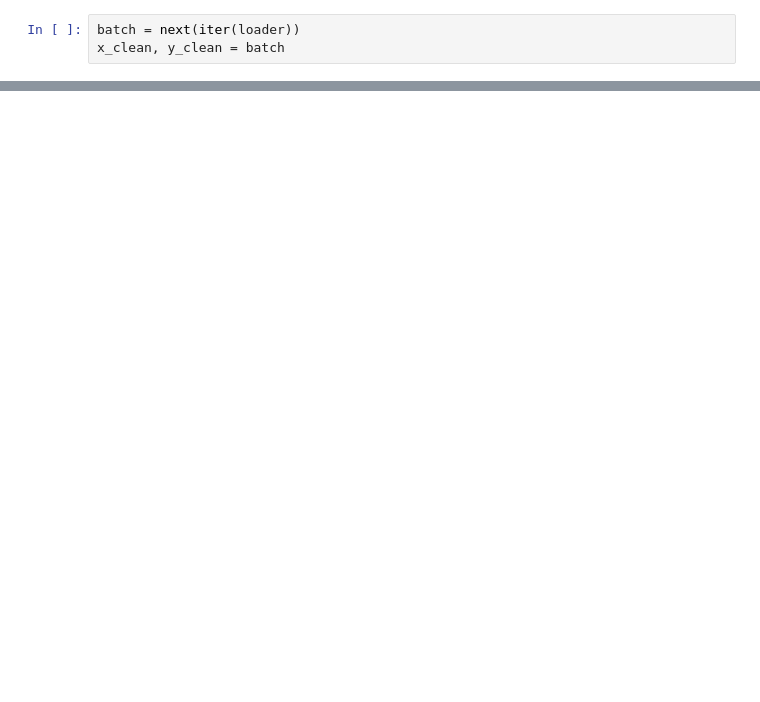
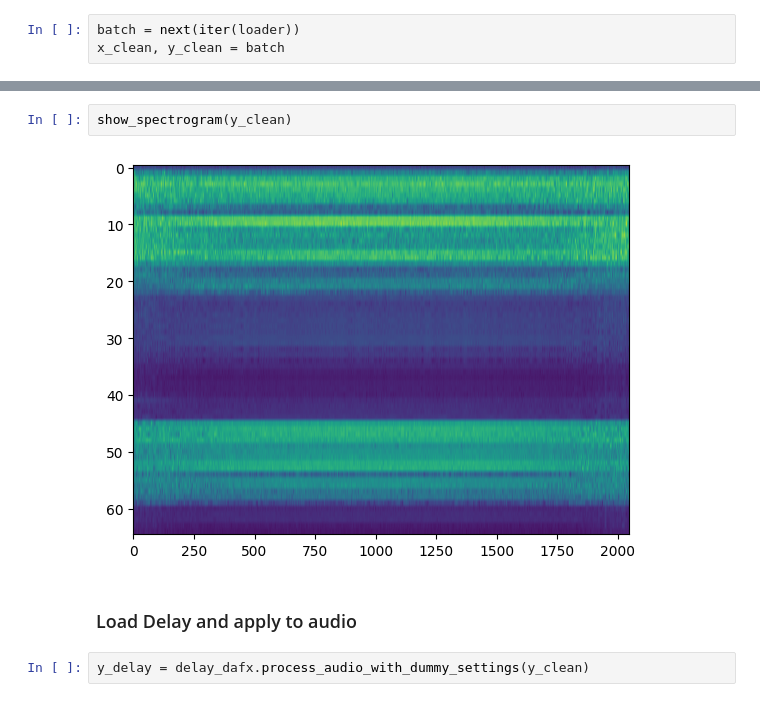
Before and after one commit to kieran-grant/Level5ProjectAudioVAE, a Jupyter notebook: src/notebooks/interpolation.ipynb, the cells around one changed output, grey strips where cells are left out. Saved outputs shown, nothing was run; the diff lists cells and outputs as text; blank space fills up the shorter version.

```diff
--- a/src/notebooks/interpolation.ipynb
+++ b/src/notebooks/interpolation.ipynb
@@ -77,0 +178,8 @@ tensor(2.0791, grad_fn=<StdBackward0>)
+# %%
+show_spectrogram(y_clean)
+# %% [output]
+[figure, added]
+# %% [markdown]
+### Load Delay and apply to audio
+# %%
+y_delay = delay_dafx.process_audio_with_dummy_settings(y_clean)
```
Also changed, not shown: parts of 42 cells of this notebook.
